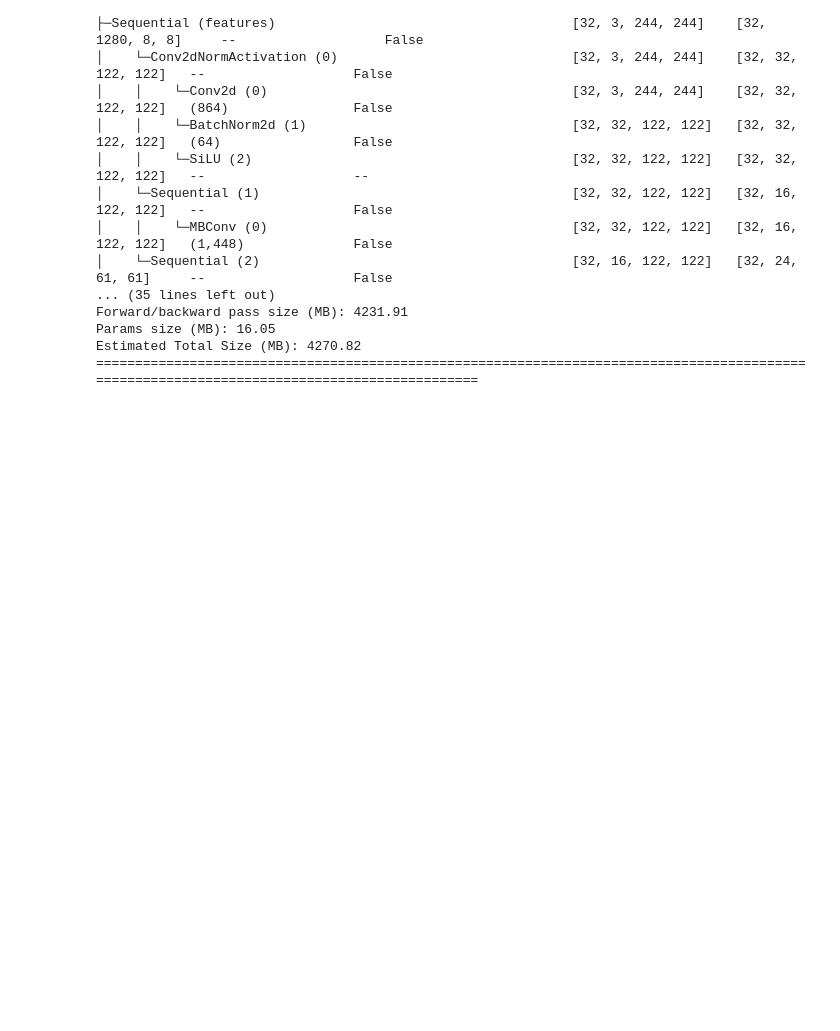
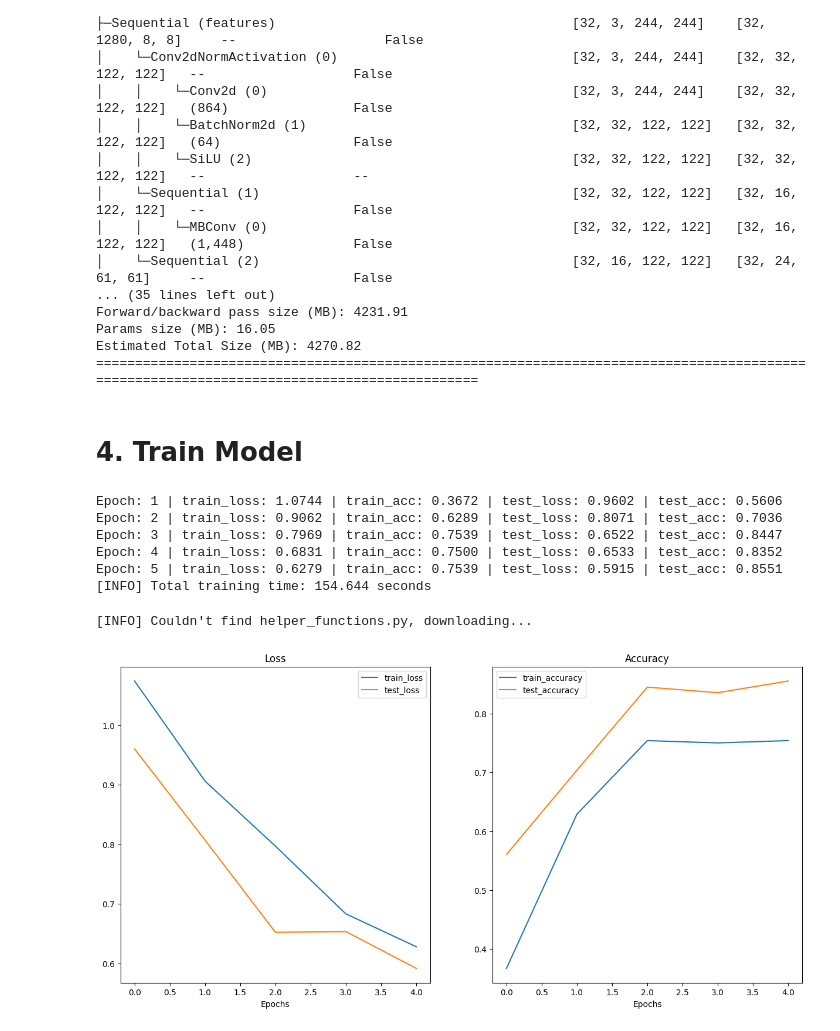
Before and after one commit to dogukangur0/TransferLearning_-PyTorch-, a Jupyter notebook: TransferLearning.ipynb, the cells around one changed output. Saved outputs shown, nothing was run; the diff lists cells and outputs as text; code cells hidden in the pictures; blank space fills up the shorter version.

Commit message:
Train Model

```diff
--- a/TransferLearning.ipynb
+++ b/TransferLearning.ipynb
@@ -226,3 +226,46 @@ Forward/backward pass size (MB): 4231.91
 Params size (MB): 16.05
 Estimated Total Size (MB): 4270.82
 ============================================================================================================================================
+# %% [markdown]
+# 4. Train Model
+# %%
+# define loss and optimizer
+loss_fn = nn.CrossEntropyLoss()
+optimizer = torch.optim.Adam(model.parameters(), lr = 0.001)
+# %%
+# import train_model
+from going_modular.going_modular import engine
+device = "cuda" if torch.cuda.is_available() else "cpu"
+from timeit import default_timer as timer
+start_time = timer()
+results = engine.train(model = model,
+             train_dataloader = train_dataLoader,
+             test_dataloader = test_dataLoader,
+             optimizer = optimizer,
+             loss_fn = loss_fn,
+             epochs = 5,
+             device = device)
+end_time = timer()
+print(f"[INFO] Total training time: {end_time - start_time:.3f} seconds")
+# %% [output]
+Epoch: 1 | train_loss: 1.0744 | train_acc: 0.3672 | test_loss: 0.9602 | test_acc: 0.5606
+Epoch: 2 | train_loss: 0.9062 | train_acc: 0.6289 | test_loss: 0.8071 | test_acc: 0.7036
+Epoch: 3 | train_loss: 0.7969 | train_acc: 0.7539 | test_loss: 0.6522 | test_acc: 0.8447
+Epoch: 4 | train_loss: 0.6831 | train_acc: 0.7500 | test_loss: 0.6533 | test_acc: 0.8352
+Epoch: 5 | train_loss: 0.6279 | train_acc: 0.7539 | test_loss: 0.5915 | test_acc: 0.8551
+[INFO] Total training time: 154.644 seconds
+# %%
+try:
+    from helper_functions import plot_loss_curves
+except:
+    print("[INFO] Couldn't find helper_functions.py, downloading...")
+    with open("helper_functions.py", "wb") as f:
+        import requests
+        request = requests.get("https://raw.githubusercontent.com/mrdbourke/pytorch-deep-learning/main/helper_functions.py")
+        f.write(request.content)
+    from helper_functions import plot_loss_curves
+
+plot_loss_curves(results)
+# %% [output]
+[INFO] Couldn't find helper_functions.py, downloading...
+[figure, added]
```
